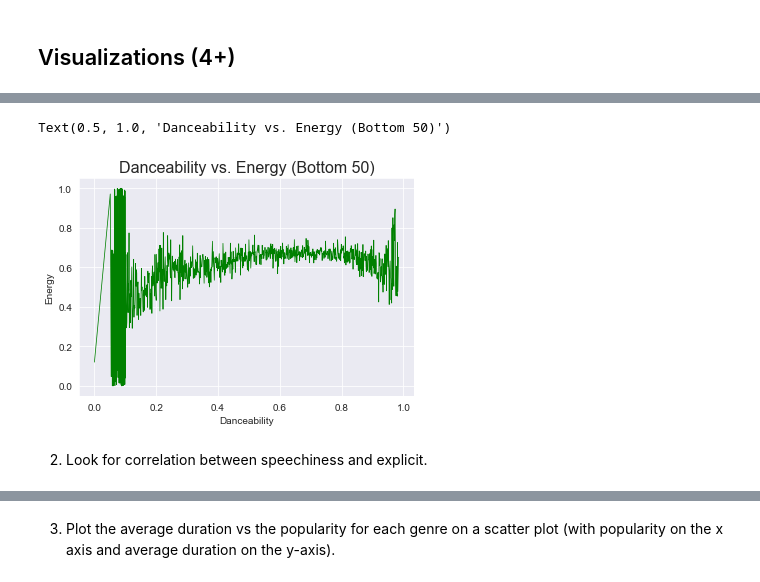
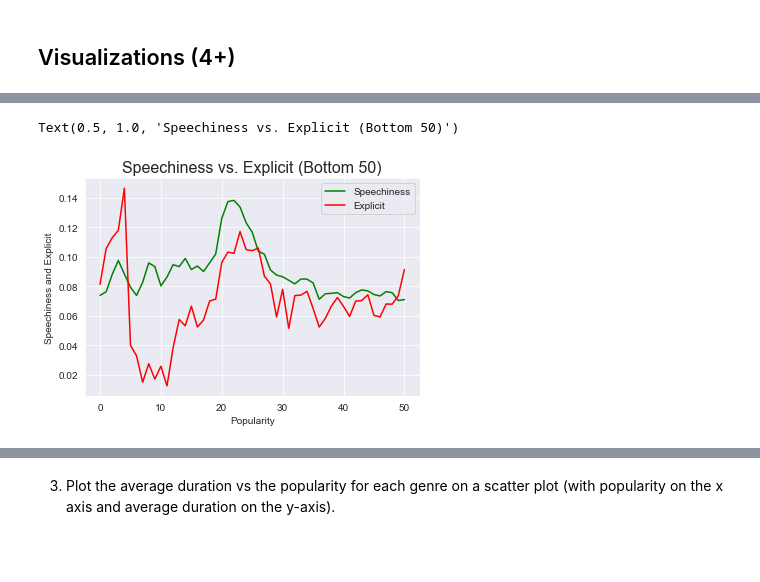
Before and after one commit to kayleeodom/Final-ds, a Jupyter notebook: Final.ipynb, the cells around one changed output, grey strips where cells are left out. Drawn from its saved outputs; the diff is of its cells as text; code cells hidden in the pictures; blank space fills up the shorter version.

```diff
--- a/Final.ipynb
+++ b/Final.ipynb
@@ -345,10 +357,9 @@ Text(0.5, 1.0, 'Danceability vs. Energy (Top 50)')
 # %%
-sns.lineplot(x=bottom_fifty.danceability, y=bottom_fifty.energy, color="Green",ci=None, linewidth=0.75)
-plt.xlabel("Danceability")
-plt.ylabel("Energy")
-plt.title("Danceability vs. Energy (Bottom 50)",fontsize=16)
+sns.lineplot(x=bottom_fifty.popularity, y=bottom_fifty.speechiness, color='Green', ci=None, label='Speechiness')
+sns.lineplot(x=bottom_fifty.popularity, y=bottom_fifty.explicit, color='Red', ci=None, label="Explicit")
+plt.xlabel("Popularity")
+plt.ylabel("Speechiness and Explicit")
+plt.title("Speechiness vs. Explicit (Bottom 50)",fontsize=16)
 # %% [output]
-Text(0.5, 1.0, 'Danceability vs. Energy (Bottom 50)')
+Text(0.5, 1.0, 'Speechiness vs. Explicit (Bottom 50)')
-[figure, old version]
+[figure, new version]
-# %% [markdown]
-2. Look for correlation between speechiness and explicit.
```
Also changed, not shown: parts of 8 cells of this notebook.
